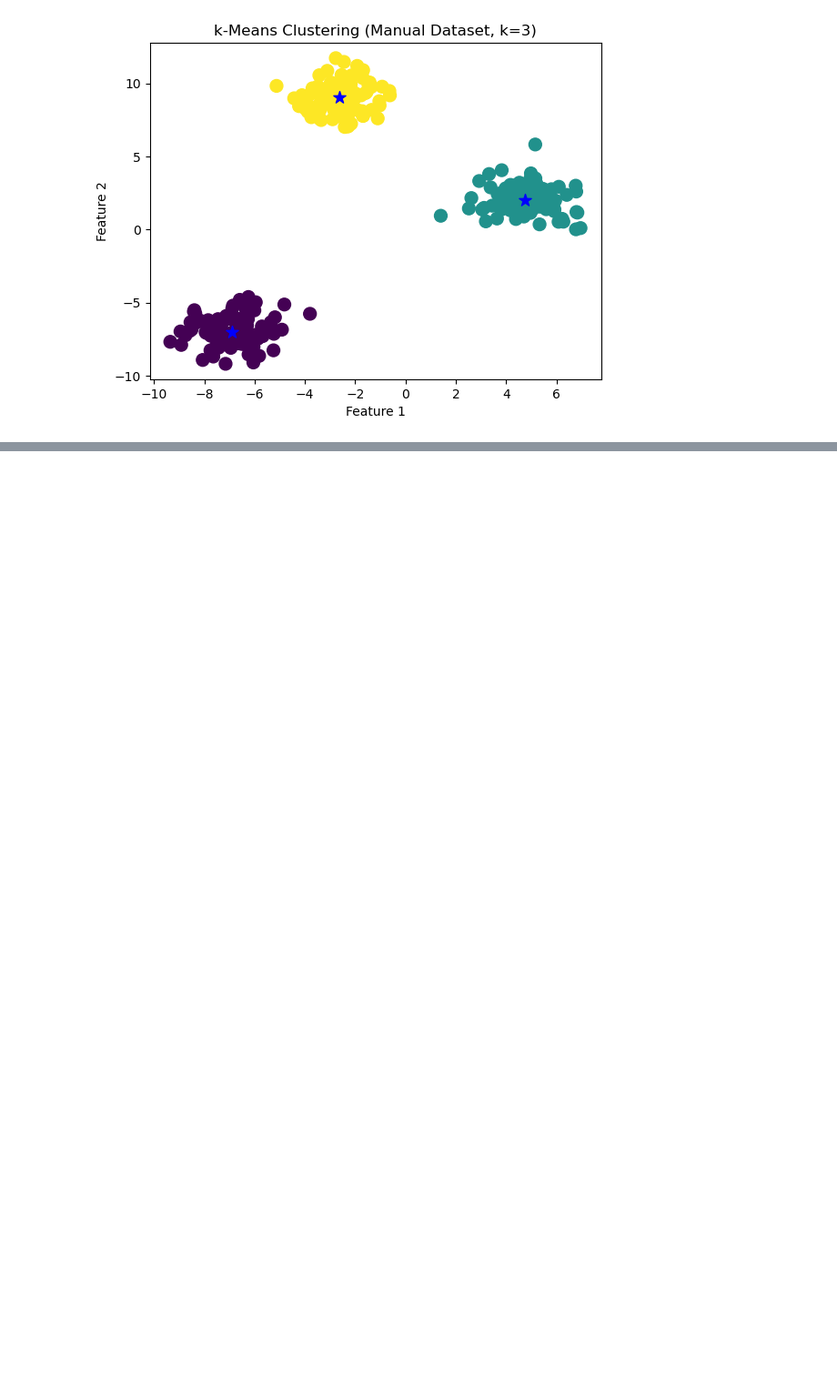
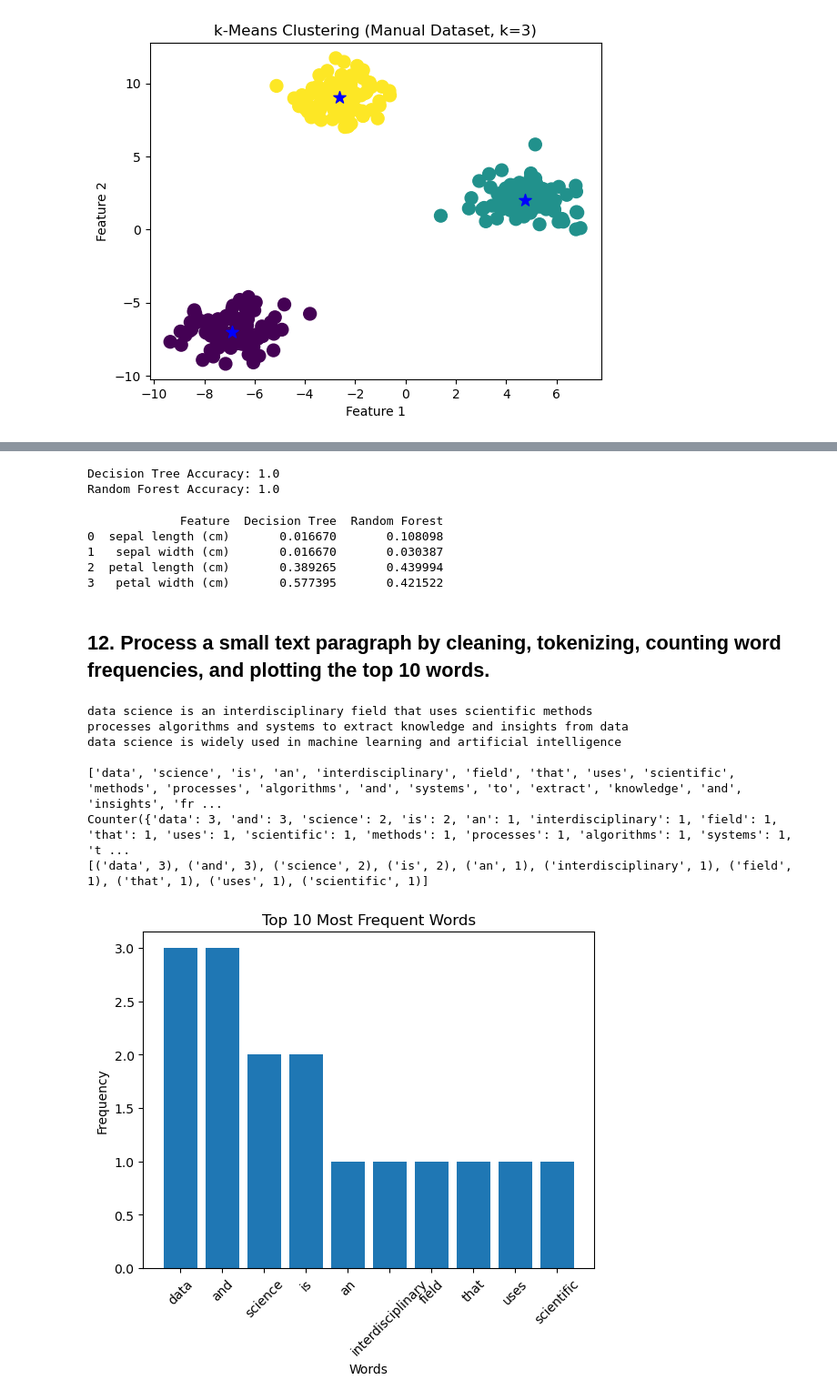
Before and after one commit to Rupeshkumar96/Python_program, a Jupyter notebook: Data_Science.ipynb, the cells around one changed output, grey strips where cells are left out. Shown at 91% size. Saved outputs shown, nothing was run; the diff lists cells and outputs as text; code cells hidden in the pictures; blank space fills up the shorter version.

```diff
--- a/Data_Science.ipynb
+++ b/Data_Science.ipynb
@@ -372,0 +383,4 @@ plt.show()
+# %%
+data=datasets.load_iris()
+x=data.data
+y=data.target
@@ -372,0 +494,4 @@ plt.show()
+# %%
+data=datasets.load_iris()
+x=data.data
+y=data.target
@@ -372,0 +510,66 @@ plt.show()
+# %%
+print("Decision Tree Accuracy:",acc)
+print("Random Forest Accuracy:",acc_rd)
+# %% [output]
+Decision Tree Accuracy: 1.0
+Random Forest Accuracy: 1.0
+# %%
+# Create comparison table
+feature_importance = pd.DataFrame({
+    "Feature": iris.feature_names,
+    "Decision Tree": dt.feature_importances_,
+    "Random Forest": rf.feature_importances_
+})
+print(feature_importance)
+# %% [output]
+             Feature  Decision Tree  Random Forest
+0  sepal length (cm)       0.016670       0.108098
+1   sepal width (cm)       0.016670       0.030387
+2  petal length (cm)       0.389265       0.439994
+3   petal width (cm)       0.577395       0.421522
+# %% [markdown]
+## 12. Process a small text paragraph by cleaning, tokenizing, counting word frequencies, and plotting the top 10 words.
+# %%
+text = """
+Data Science is an interdisciplinary field that uses scientific methods,
+processes, algorithms and systems to extract knowledge and insights from data.
+Data science is widely used in machine learning and artificial intelligence.
+"""
+import re
+
+# Convert to lowercase
+text = text.lower()
+
+# Remove punctuation and special characters
+text = re.sub(r'[^a-z\s]', '', text)
+
+print(text)
+tokens = text.split()
+print(tokens)
+from collections import Counter
+
+word_freq = Counter(tokens)
+print(word_freq)
+top_words = word_freq.most_common(10)
+print(top_words)
+import matplotlib.pyplot as plt
+
+words = [word for word, count in top_words]
+counts = [count for word, count in top_words]
+
+plt.figure()
+plt.bar(words, counts)
+plt.xlabel("Words")
+plt.ylabel("Frequency")
+plt.title("Top 10 Most Frequent Words")
+plt.xticks(rotation=45)
+plt.show()
+# %% [output]
+data science is an interdisciplinary field that uses scientific methods
+processes algorithms and systems to extract knowledge and insights from data
+data science is widely used in machine learning and artificial intelligence
+
+['data', 'science', 'is', 'an', 'interdisciplinary', 'field', 'that', 'uses', 'scientific', 'methods', 'processes', 'algorithms', 'and', 'systems', 'to', 'extract', 'knowledge', 'and', 'insights', 'fr ...
+Counter({'data': 3, 'and': 3, 'science': 2, 'is': 2, 'an': 1, 'interdisciplinary': 1, 'field': 1, 'that': 1, 'uses': 1, 'scientific': 1, 'methods': 1, 'processes': 1, 'algorithms': 1, 'systems': 1, 't ...
+[('data', 3), ('and', 3), ('science', 2), ('is', 2), ('an', 1), ('interdisciplinary', 1), ('field', 1), ('that', 1), ('uses', 1), ('scientific', 1)]
+[figure, added]
```
Also changed, not shown: parts of 29 cells of this notebook.
